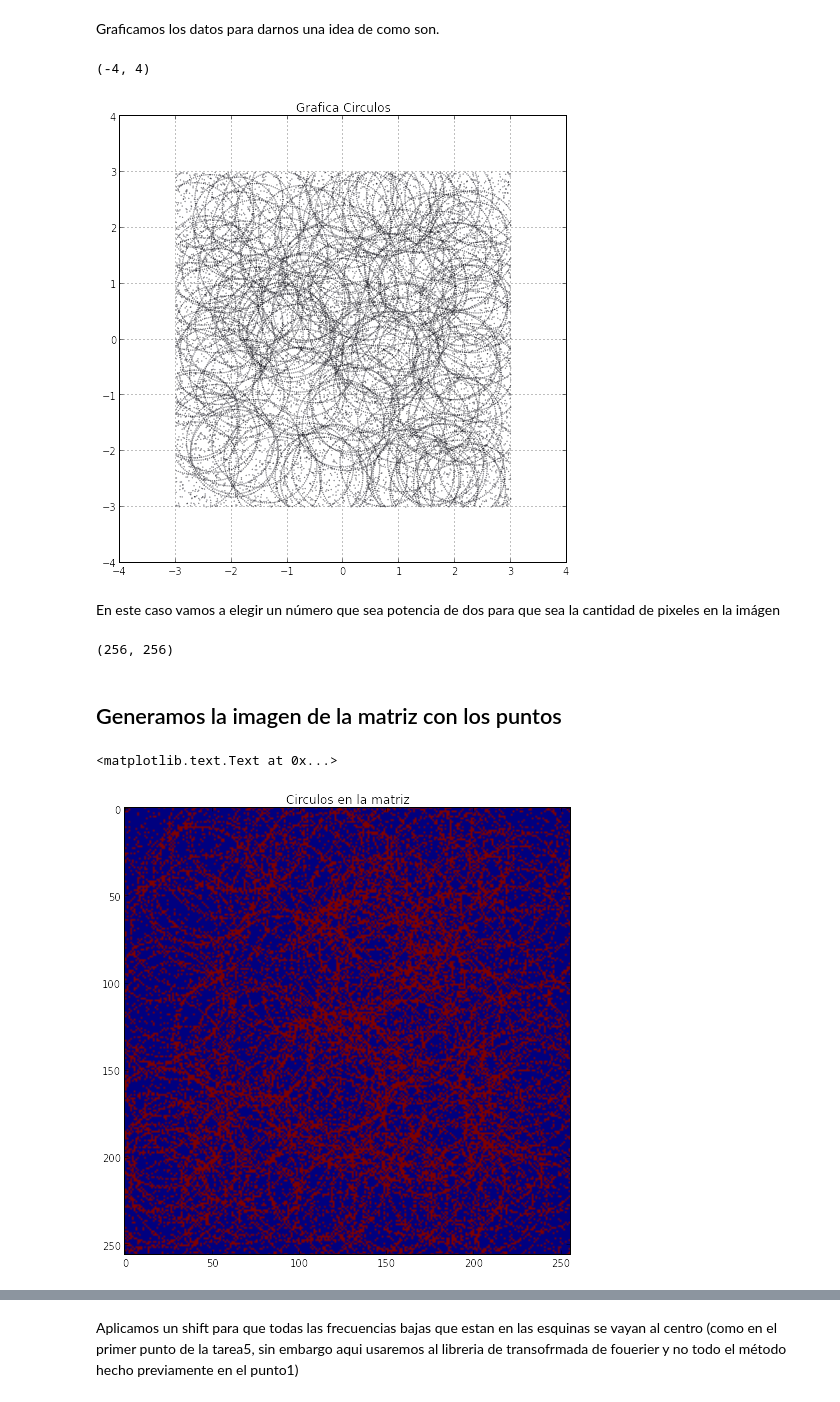
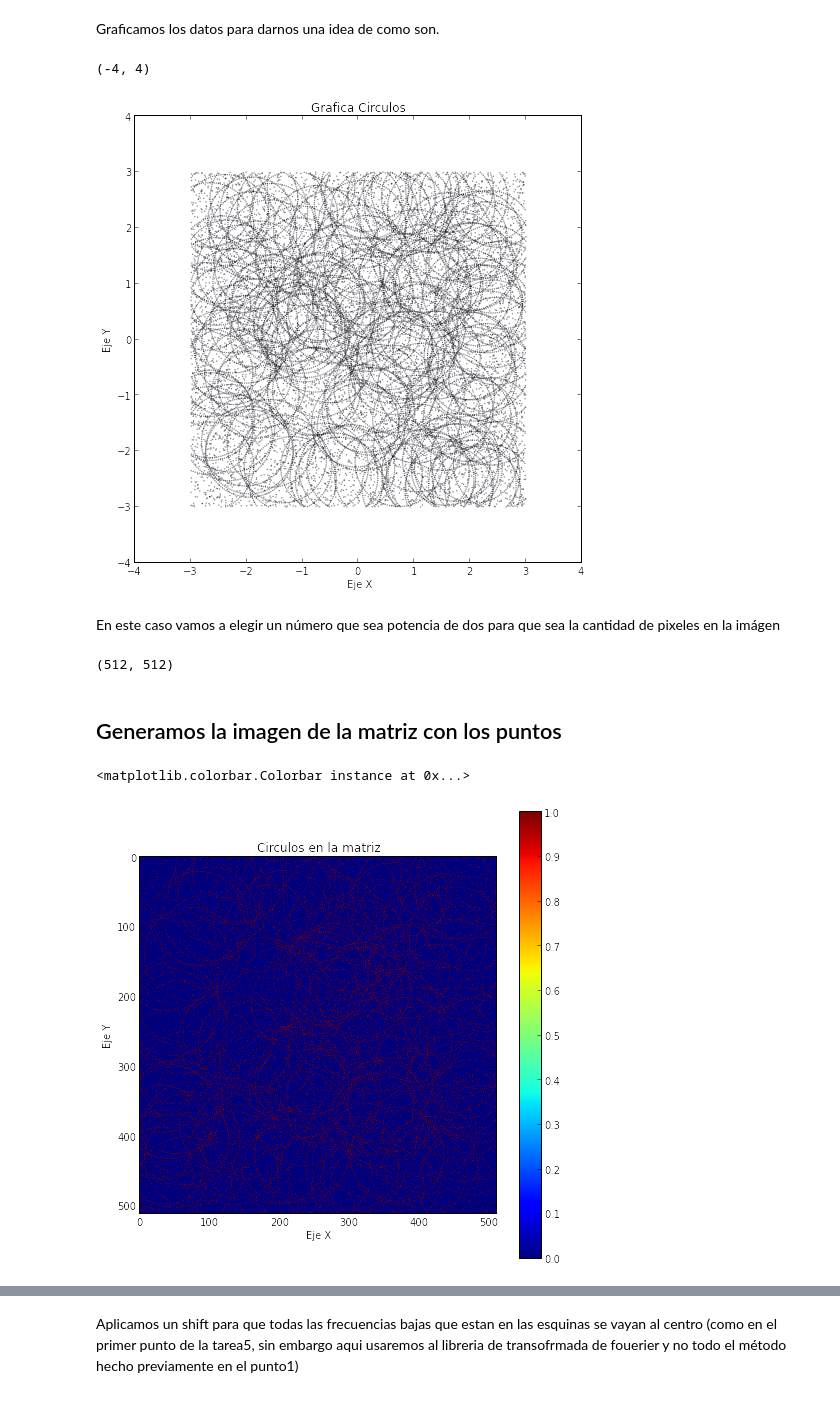
Before and after one commit to LinaPerez/PerezAngel_GarzonAlvarado_hw5, a Jupyter notebook: Diametro_circulos.ipynb, the cells around one changed output, grey strips where cells are left out. Saved outputs shown, nothing was run; the diff lists cells and outputs as text; code cells hidden in the pictures.

```diff
--- a/Diametro_circulos.ipynb
+++ b/Diametro_circulos.ipynb
@@ -25,17 +27,18 @@ Graficamos los datos para darnos una idea de como son.
 # %%
 fig = plt.figure(figsize=(8,8))
 scatter(x, y, s=0.05)
-plt.grid()
 plt.title("Grafica Circulos")
+plt.xlabel(" Eje X")
+plt.ylabel("Eje Y")
 xlim([-4, 4])
 ylim([-4, 4])
 # %% [output]
 (-4, 4)
-[figure, old version]
+[figure, new version]
 # %% [markdown]
 En este caso vamos a elegir un número que sea potencia de dos para que sea la cantidad de pixeles en la imágen
 # %%
-pix = 256 #el numero de pixeles que queremos que entre para hacer la división equidistante
+pix = 512 #el numero de pixeles que queremos que entre para hacer la división equidistante
 
 #generamos una matriz de ceros con las dimensiones de los pixeles
 matrixx=zeros((pix,pix))
@@ -60,16 +63,19 @@ for i in range(pix):
 # %%
 np.shape(matrixx) #verificamos las dimensiones de la matriz, que sea igual a los pixeles elegidos
 # %% [output]
-(256, 256)
+(512, 512)
 # %% [markdown]
 ## Generamos la imagen de la matriz con los puntos
 # %%
 fig=figure(figsize=(8,8))
 imgplot = imshow(matrixx)
 plt.title("Circulos en la matriz")
+plt.xlabel("Eje X")
+plt.ylabel("Eje Y")
+plt.colorbar()
 # %% [output]
-<matplotlib.text.Text at 0x...>
+<matplotlib.colorbar.Colorbar instance at 0x...>
-[figure, old version]
+[figure, new version]
 # %%
 fft_matrixx = fft2(matrixx)
 fig=figure(figsize=(8,8))
```
Also changed, not shown: parts of 8 cells of this notebook.
